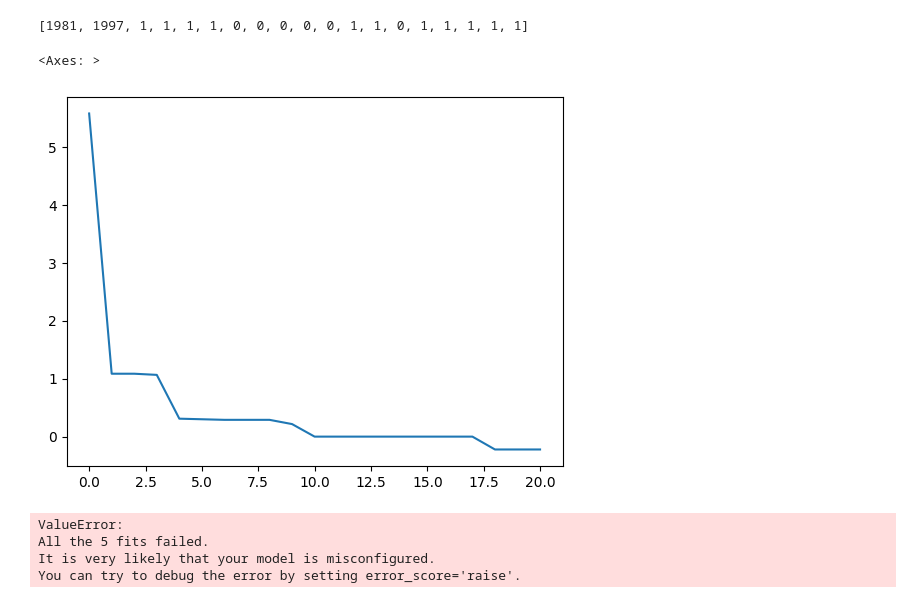
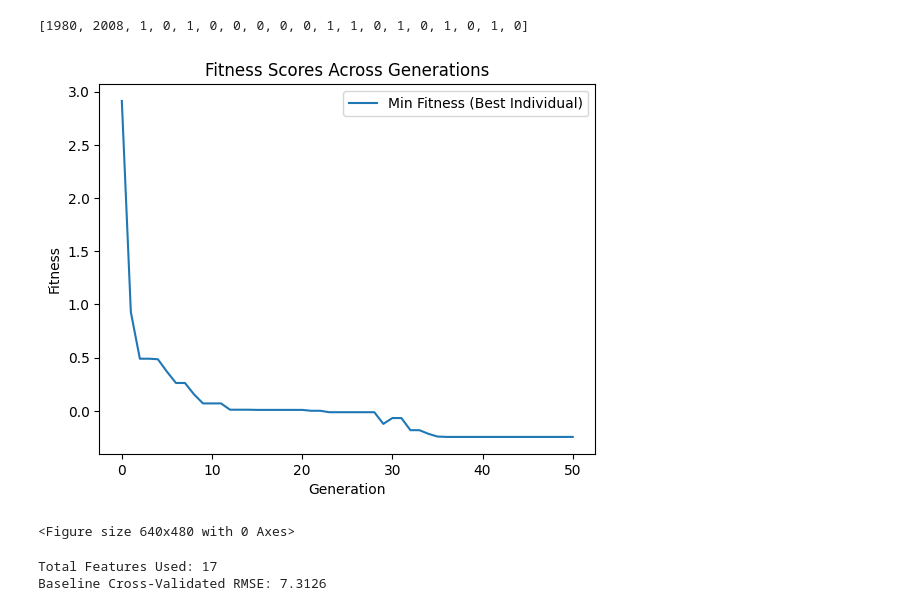
Before and after one commit to york-sizzle/aai_summative, a Jupyter notebook: search_optimization.ipynb, the cells around one changed output. Cells and saved outputs as stored; diff of their text form; code cells hidden in the pictures.

```diff
--- a/search_optimization.ipynb
+++ b/search_optimization.ipynb
@@ -205,31 +211,42 @@ Dimensionality Reduction: 47.1%
-# %%
-best_ind
-# %% [output]
-[1981, 1997, 1, 1, 1, 1, 0, 0, 0, 0, 0, 1, 1, 0, 1, 1, 1, 1, 1]
-# %%
-
-min_log = log.select("min")
-import seaborn as sns
-
-sns.lineplot(x=range(len(min_log)), y=min_log)
-# %% [output]
-<Axes: >
-[figure, removed]
 # %%
-baseline_model = Pipeline([
-    ('scaler', StandardScaler()),
-    ('svr', SVR(kernel='rbf', C=1.0, epsilon=0.1))
-])
-
-# 5-Fold Cross Validation
-cv = KFold(n_splits=5, shuffle=True, random_state=42)
-baseline_scores = cross_val_score(baseline_model, X, y, cv=cv, scoring='neg_mean_squared_error')
-baseline_rmse = np.sqrt(-baseline_scores.mean())
-
-print(f"Total Features Used: {NUM_FEATURES}")
-print(f"Baseline Cross-Validated RMSE: {baseline_rmse:.4f}")
+best_ind
 # %% [output]
-ValueError:
-All the 5 fits failed.
-It is very likely that your model is misconfigured.
-You can try to debug the error by setting error_score='raise'.
+[1980, 2008, 1, 0, 1, 0, 0, 0, 0, 0, 1, 1, 0, 1, 0, 1, 0, 1, 0]
+# %%
+# graph of fitness scores across generations
+min = log.select("min")
+avg = log.select("avg")
+import seaborn as sns
+import matplotlib.pyplot as plt
+
+# sns.lineplot(x=range(len(min)), y=min, label="Min Fitness (Best Individual)")
+# sns.lineplot(x=range(len(avg)), y=avg, label="Average Fitness")
+plt.plot(min, label="Min Fitness (Best Individual)")
+plt.xlabel("Generation")
+plt.ylabel("Fitness")
+plt.title("Fitness Scores Across Generations")
+plt.legend()
+plt.show()
+
+plt.savefig("figures/fitness_over_generations.png")
+# %% [output]
+[figure, added]
+<Figure size 640x480 with 0 Axes>
+# %%
+#baseline model with all features and full timeline
+
+baseline_model = Pipeline([
+    ('scaler', StandardScaler()),
+    ('svr', SVR(kernel='rbf', C=1.0, epsilon=0.1))
+])
+
+# 5-Fold Cross Validation
+cv = KFold(n_splits=5, shuffle=True, random_state=42)
+baseline_scores = cross_val_score(baseline_model, X, y, cv=cv, scoring='neg_mean_squared_error')
+baseline_rmse = np.sqrt(-baseline_scores.mean())
+
+print(f"Total Features Used: {NUM_FEATURES}")
+print(f"Baseline Cross-Validated RMSE: {baseline_rmse:.4f}")
+# %% [output]
+Total Features Used: 17
+Baseline Cross-Validated RMSE: 7.3126
```
Also changed, not shown: parts of 8 cells of this notebook, 9 other files.
